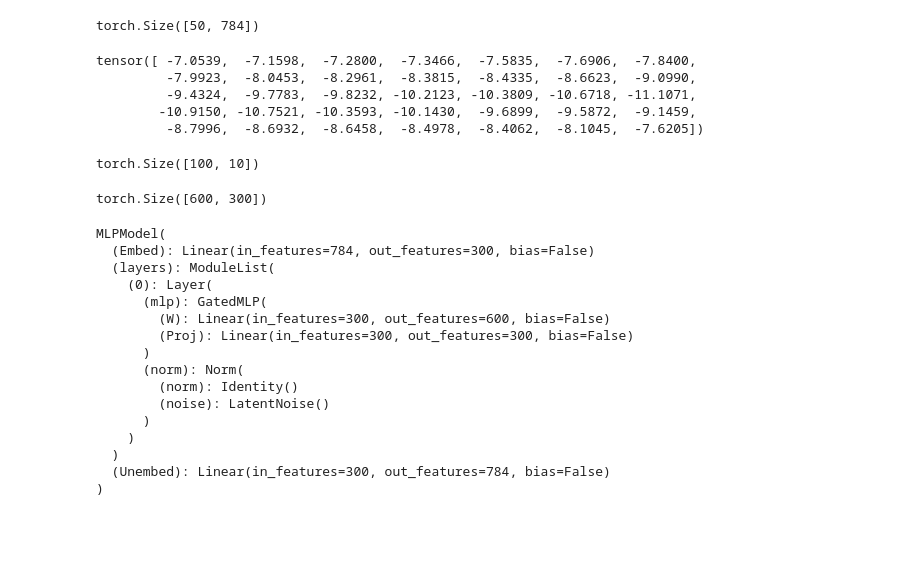
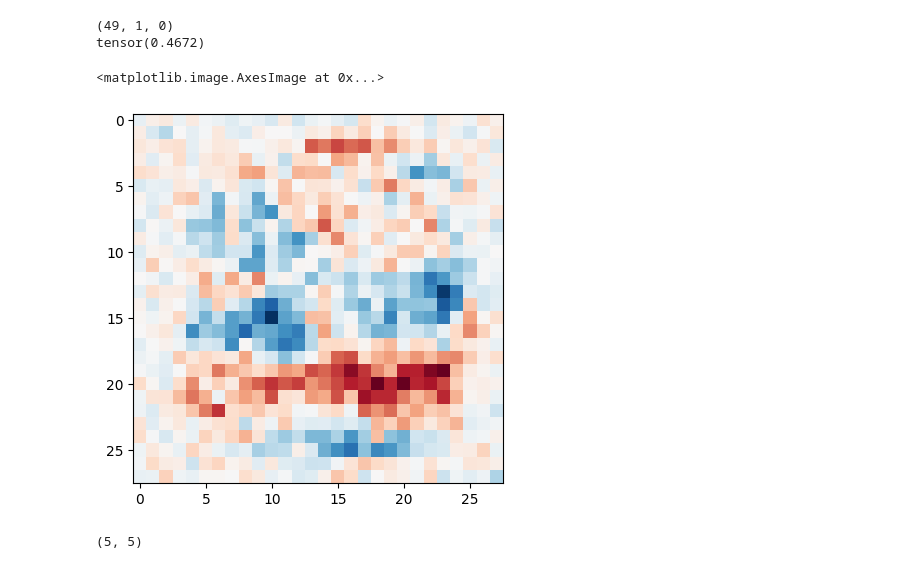
Before and after one commit to empty-michael/bilinear, a Jupyter notebook: test.ipynb, the cells around one changed output. Drawn from its saved outputs; the diff is of its cells as text; code cells hidden in the pictures; blank space fills up the shorter version.

```diff
--- a/test.ipynb
+++ b/test.ipynb
@@ -92,40 +54,23 @@ plt.imshow(img.reshape(28,28), cmap='RdBu', vmin=-0.25, vmax = 0.25)
-# %%
-model.Embed.weight.shape
-# %% [output]
-torch.Size([50, 784])
-# %%
-x = torch.randn(100, 50)
-[child.forward(torch.randn(100, 50)).shape for child in parent.children]
-# %% [output]
-tensor([ -7.0539,  -7.1598,  -7.2800,  -7.3466,  -7.5835,  -7.6906,  -7.8400,
-         -7.9923,  -8.0453,  -8.2961,  -8.3815,  -8.4335,  -8.6623,  -9.0990,
-         -9.4324,  -9.7783,  -9.8232, -10.2123, -10.3809, -10.6718, -11.1071,
-        -10.9150, -10.7521, -10.3593, -10.1430,  -9.6899,  -9.5872,  -9.1459,
-         -8.7996,  -8.6932,  -8.6458,  -8.4978,  -8.4062,  -8.1045,  -7.6205])
-# %%
-model.forward(torch.randn(100, 784).to('mps')).shape
-# %% [output]
-torch.Size([100, 10])
-# %%
-model.layers[0].mlp.W.weight.shape
-# %% [output]
-torch.Size([600, 300])
-# %%
-model
-# %% [output]
-MLPModel(
-  (Embed): Linear(in_features=784, out_features=300, bias=False)
-  (layers): ModuleList(
-    (0): Layer(
-      (mlp): GatedMLP(
-        (W): Linear(in_features=300, out_features=600, bias=False)
-        (Proj): Linear(in_features=300, out_features=300, bias=False)
-      )
-      (norm): Norm(
-        (norm): Identity()
-        (noise): LatentNoise()
-      )
-    )
-  )
-  (Unembed): Linear(in_features=300, out_features=784, bias=False)
-)
+# %%
+idx = 1
+
+root_idx = (1,)
+eigvals = eff_eigvals[root_idx]
+topk = eigvals.flatten().topk(100)
+topk_idxs= torch.unravel_index(topk.indices, eigvals.shape)
+eigvec_idxs = tuple(topk_idxs[i][idx].item() for i in range(len(eigvals.shape)))
+print(eigvec_idxs)
+print(eigvals[eigvec_idxs])
+eigvec = eigmodel.layers[0].eigvecs[root_idx + eigvec_idxs]
+eigvec_emb = (eigvec @ eigmodel.Embed.weight).detach().cpu()
+
+plt.imshow(eigvec_emb.reshape(28,28), cmap = 'RdBu', vmin=-0.04, vmax=0.04)
+# %% [output]
+(49, 1, 0)
+tensor(0.4672)
+<matplotlib.image.AxesImage at 0x...>
+[figure, added]
+# %%
+(5,) + (5,)
+# %% [output]
+(5, 5)
```
Also changed, not shown: parts of 9 cells of this notebook, 2 other files.
